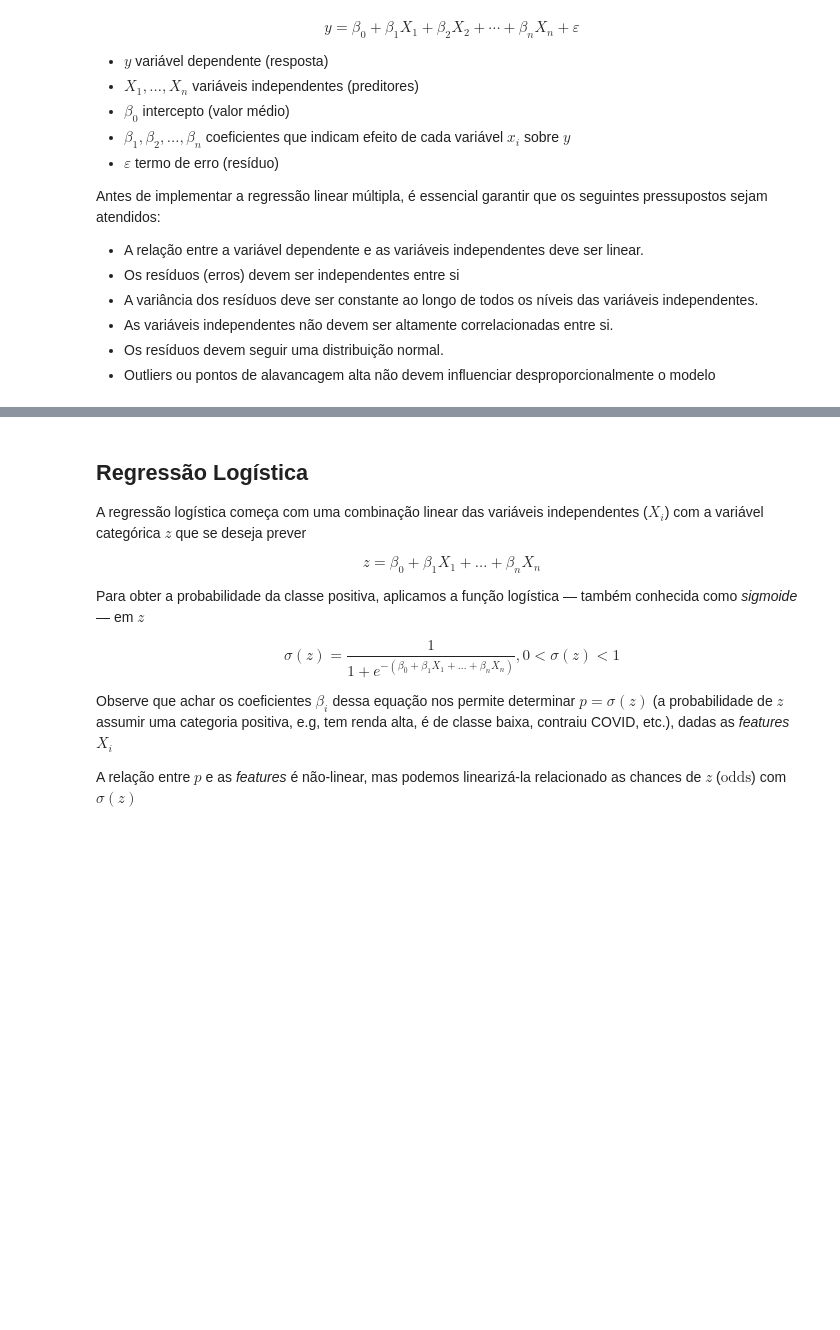
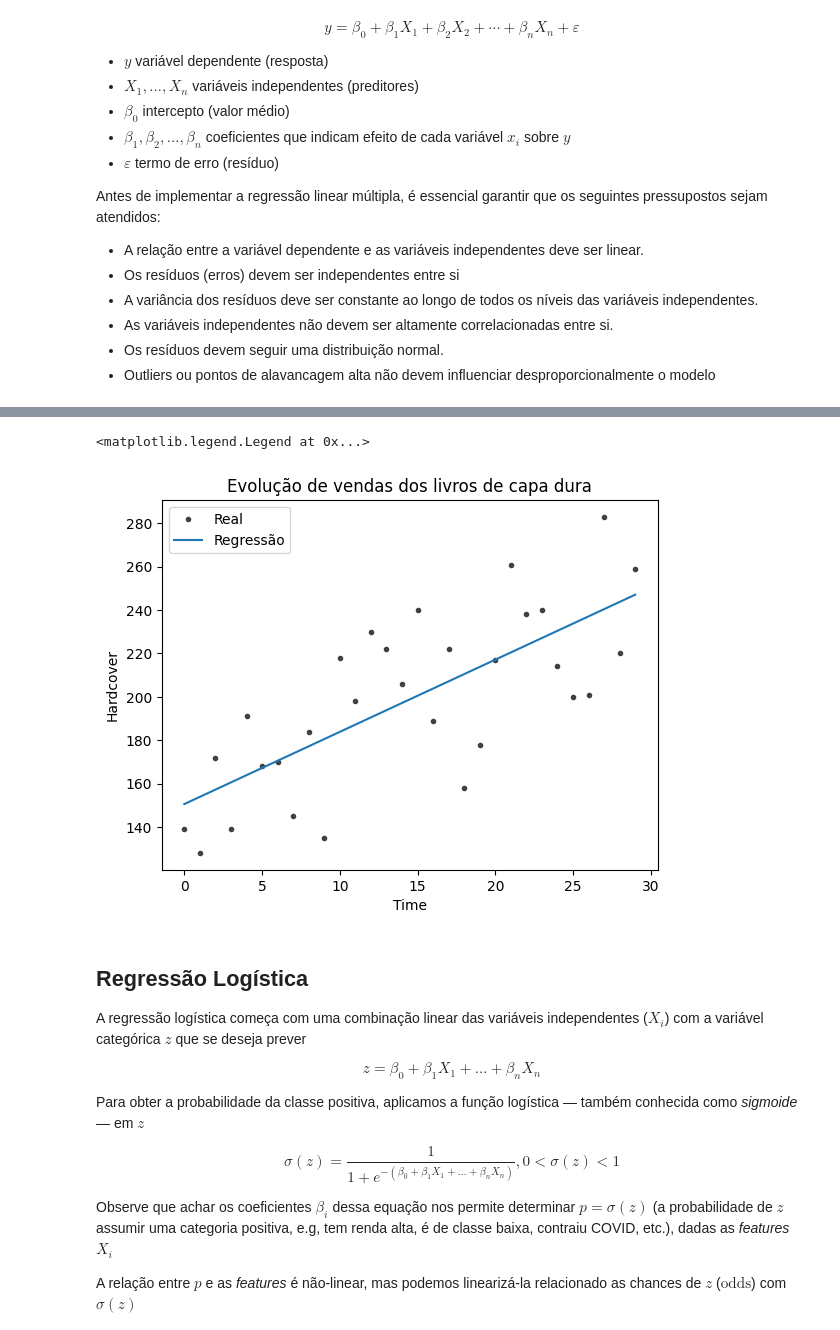
Before and after one commit to raphaelramosds/dca3501, a Jupyter notebook: Aulas/Aula15/notebook_complemento.ipynb, the cells around one changed output, grey strips where cells are left out. Saved outputs shown, nothing was run; the diff lists cells and outputs as text; code cells hidden in the pictures; blank space fills up the shorter version.

```diff
--- a/Aulas/Aula15/notebook_complemento.ipynb
+++ b/Aulas/Aula15/notebook_complemento.ipynb
@@ -159,0 +208,13 @@ y_housing_pred = model.predict(X_housing_test)
+# %%
+from sklearn.linear_model import LinearRegression
+
+X_book_sales = book_sales[['Time']]
+y_book_sales = book_sales['Hardcover']
+
+# Treinar o modelo
+lrm = LinearRegression()
+lrm.fit(X_book_sales, y_book_sales)
+
+# Ajustar os dados de treino usando a regressão linear
+y_book_sales_pred = pd.Series(lrm.predict(X_book_sales), index=X_book_sales.index)
+y_book_sales_pred
@@ -160,3 +239,16 @@ y_housing_pred = model.predict(X_housing_test)
+# %%
+# Visualizar ajuste
+fig, ax = plt.subplots()
+ax.plot(X_book_sales['Time'], y_book_sales, '.', color='0.25')
+ax.plot(X_book_sales['Time'], y_book_sales_pred)
+# ax.set_aspect('equal')
+ax.set_ylabel('Hardcover')
+ax.set_xlabel('Time')
+ax.set_title('Evolução de vendas dos livros de capa dura');
+ax.legend(['Real', 'Regressão'])
+# %% [output]
+<matplotlib.legend.Legend at 0x...>
+[figure, added]
 # %% [markdown]
 ## Regressão Logística
 
```
Also changed, not shown: parts of 10 cells of this notebook, 1 other file.
